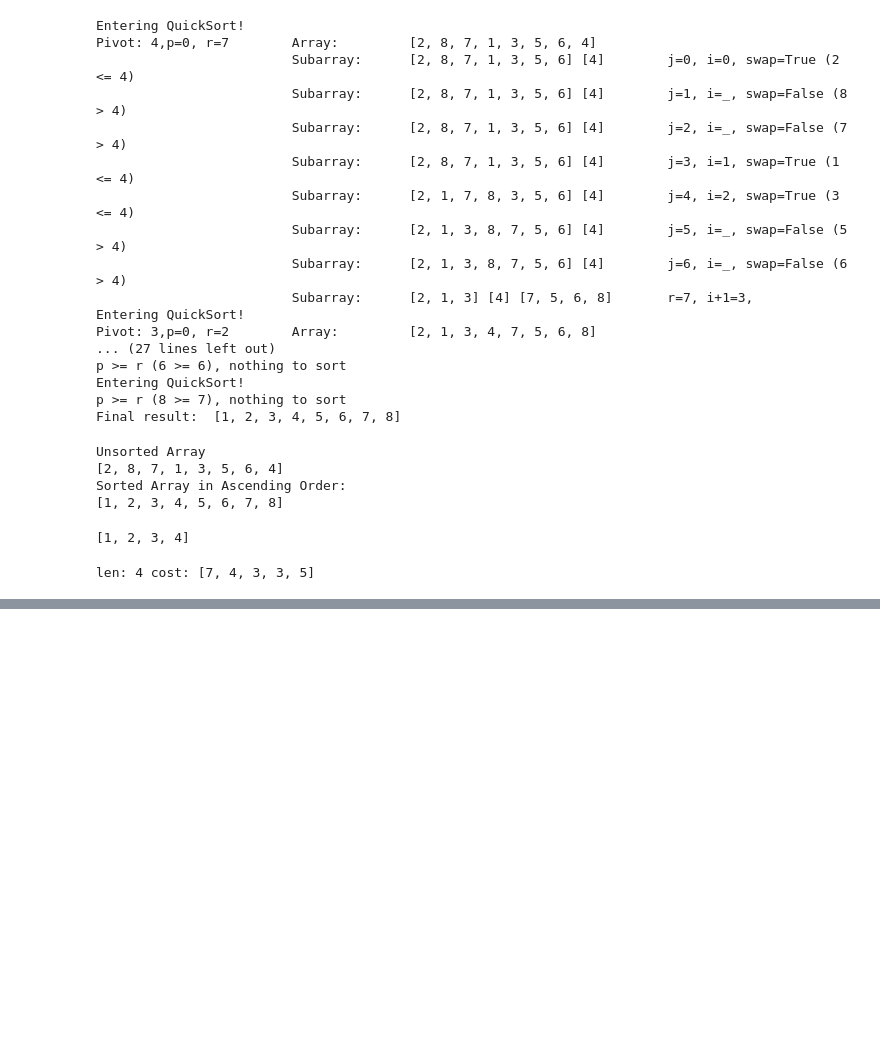
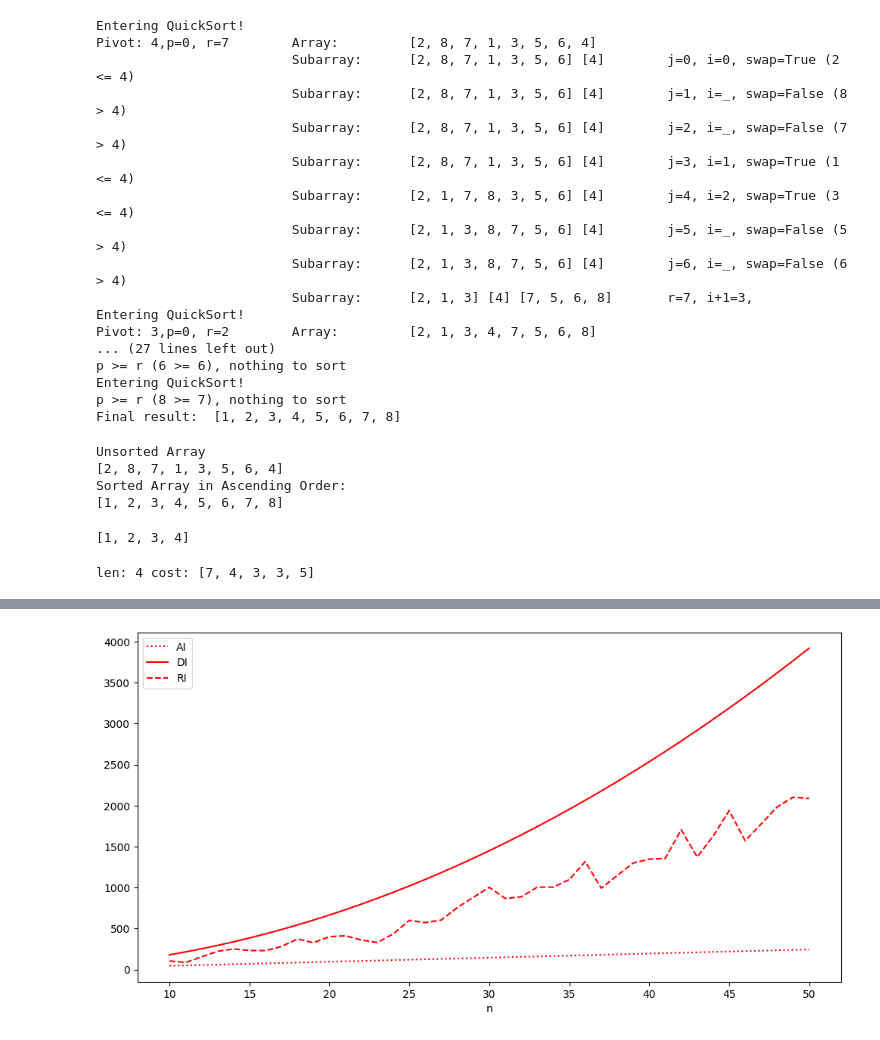
Before and after one commit to marcinsawinski/UEP_KIE_ASD_LAB_PROG, a Jupyter notebook: asd_2_3_solution.ipynb, the cells around one changed output, grey strips where cells are left out. Cells and saved outputs as stored; diff of their text form; code cells hidden in the pictures; blank space fills up the shorter version.

```diff
--- a/asd_2_3_solution.ipynb
+++ b/asd_2_3_solution.ipynb
@@ -310,0 +313,5 @@ df = show_plot(cost)
+# %%
+# Insertion sort
+show_plot(df[df.type.str.endswith('I')])
+# %% [output]
+[figure, added]
```
Also changed, not shown: parts of 5 cells of this notebook.
